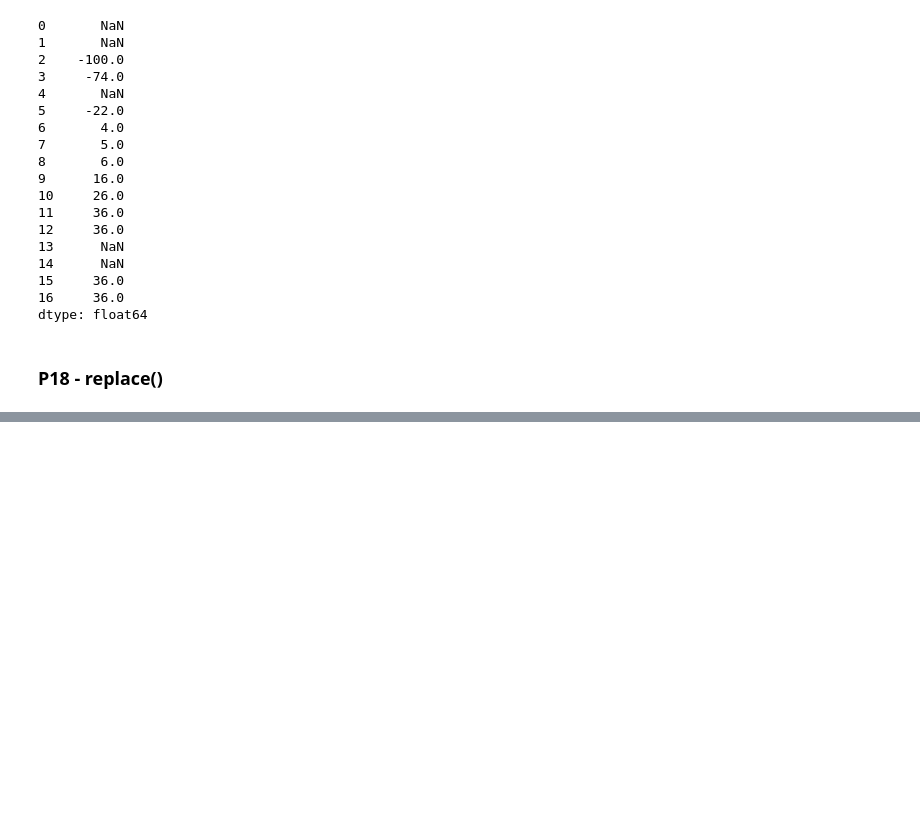
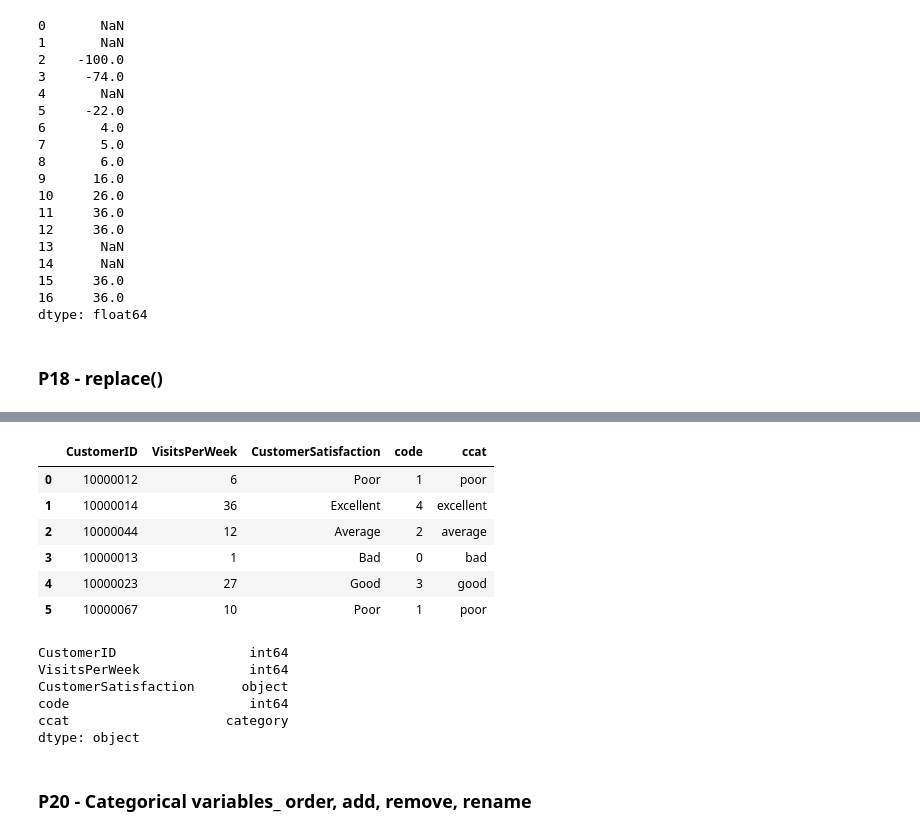
Before and after one commit to amin-torabi/learndataa, a Jupyter notebook: ds_beginner/pandas.ipynb, the cells around one changed output, grey strips where cells are left out. Cells and saved outputs as stored; diff of their text form; code cells hidden in the pictures; blank space fills up the shorter version.

```diff
--- a/ds_beginner/pandas.ipynb
+++ b/ds_beginner/pandas.ipynb
@@ -1442,0 +1727,22 @@ dtype: float64
+# %%
+dfc['ccat'] = pd.Series(pd.Categorical.from_codes(dfc['code'], categories=['bad', 'poor', 'average', 'good', 'excellent']))
+dfc
+# %% [output]
+|  | CustomerID | VisitsPerWeek | CustomerSatisfaction | code | ccat |
+| 0 | 10000012 | 6 | Poor | 1 | poor |
+| 1 | 10000014 | 36 | Excellent | 4 | excellent |
+| 2 | 10000044 | 12 | Average | 2 | average |
+| 3 | 10000013 | 1 | Bad | 0 | bad |
+| 4 | 10000023 | 27 | Good | 3 | good |
+| 5 | 10000067 | 10 | Poor | 1 | poor |
+# %%
+dfc.dtypes
+# %% [output]
+CustomerID                 int64
+VisitsPerWeek              int64
+CustomerSatisfaction      object
+code                       int64
+ccat                    category
+dtype: object
+# %% [markdown]
+### P20 - Categorical variables_ order, add, remove, rename
```
Also changed, not shown: parts of 26 cells of this notebook.
